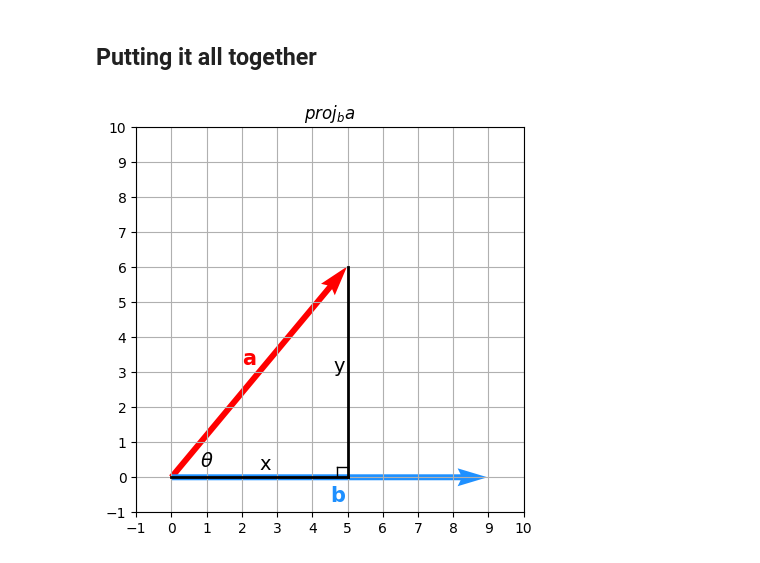
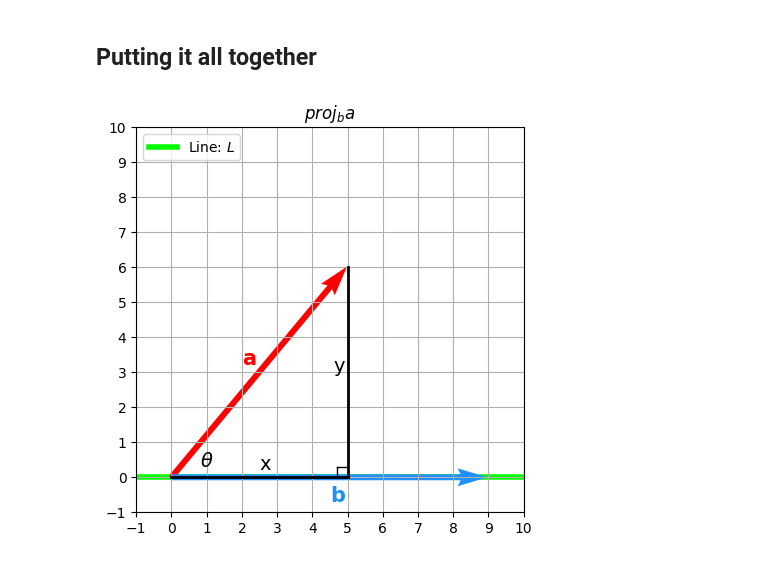
Before and after one commit to PaulToronto/Math-and-Data-Science-Reference, a Jupyter notebook: Matplotlib_quiver.ipynb, the cells around one changed output. Drawn from its saved outputs; the diff is of its cells as text; code cells hidden in the pictures.

```diff
--- a/Matplotlib_quiver.ipynb
+++ b/Matplotlib_quiver.ipynb
@@ -80,36 +80,43 @@ fig, ax = plt.subplots(1, 1, figsize=(5, 5))
 # vector a
 plt.quiver(0, 0, 5, 6, scale=1, units='xy',
            color='red', width=0.17)
-plt.annotate('$\mathbf{a}$', xy=(5, 6), xytext=(2, 3.2),
+plt.annotate('$\mathbf{a}$', xy=(2, 3.2),
              size=15, color='red')
 # vector b
 plt.quiver(0, 0, 9, 0, scale=1, units='xy',
            color='dodgerblue', width=0.17)
-plt.annotate('$\mathbf{b}$', xy=(9, 0), xytext=(4.5, -0.7),
+plt.annotate('$\mathbf{b}$', xy=(4.5, -0.7),
              size=15, color='dodgerblue')
+
+# line L
+x_l = np.linspace(-1, 10, 100)
+y_l = np.zeros_like(x_l)
+plt.plot(x_l, y_l, color='lime',
+         linewidth=4, label='Line: $L$', zorder=-1)
 
 # adjacent side
 ax.add_line(plt.Line2D(xdata=(0, 5), ydata=(0, 0), color='black', linewidth=2))
-plt.annotate('x', xy=(2.5, 0), xytext=(2.5, 0.2),
+plt.annotate('x', xy=(2.5, 0.2),
              size=14, color='black')
 # opposite side
 ax.add_line(plt.Line2D(xdata=(5, 5), ydata=(0, 6), color='black', linewidth=2))
-plt.annotate('y', xy=(5, 3), xytext=(4.6, 3),
+plt.annotate('y', xy=(4.6, 3),
              size=14, color='black')
 
 # right-angle
 ax.add_line(plt.Line2D(xdata=(4.7, 4.7), ydata=(0, 0.3), color='black', linewidth=1))
 ax.add_line(plt.Line2D(xdata=(4.7, 5), ydata=(0.3, 0.3), color='black', linewidth=1))
 
 # theta
-plt.annotate(r'$\theta$', xy=(0, 0), xytext=(0.8, 0.3), size=14)
+plt.annotate(r'$\theta$', xy=(0.8, 0.3), size=14)
 
 plt.title('$proj_{b}a$')
 plt.xlim(-1, 10)
 plt.ylim(-1, 10)
 plt.xticks(np.linspace(-1, 10, 12))
 plt.yticks(np.linspace(-1, 10, 12))
 plt.grid()
+plt.legend(loc='upper left')
 plt.show()
 # %% [output]
-[figure, old version]
+[figure, new version]
```
Also changed, not shown: parts of 1 cell of this notebook.
